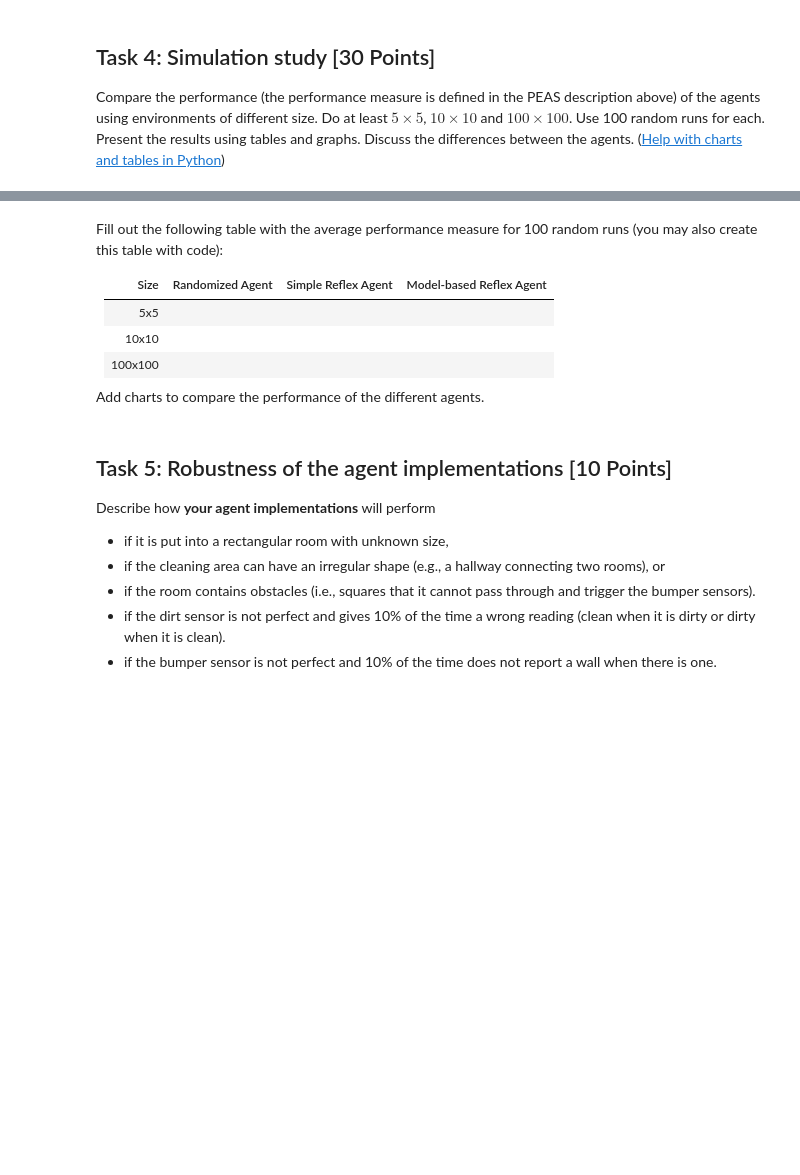
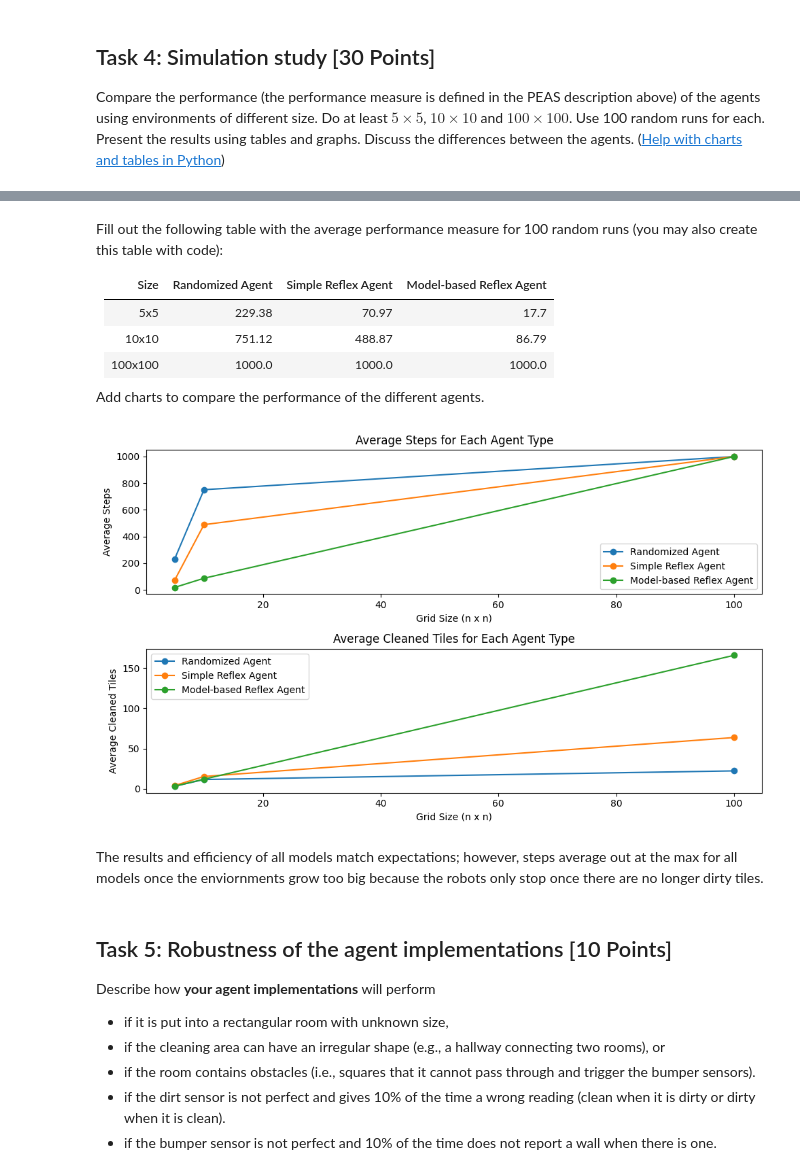
Before and after one commit to logcho/reflex-based-agent, a Jupyter notebook: robot_vacuum.ipynb, the cells around one changed output, grey strips where cells are left out. Cells and saved outputs as stored; diff of their text form; code cells hidden in the pictures; blank space fills up the shorter version.

Commit message:
feat: agents implementaiton and documentation

```diff
--- a/robot_vacuum.ipynb
+++ b/robot_vacuum.ipynb
@@ -171,3 +231,14 @@ _Note:_ Agents cannot directly use variable in the environment. They only gets t
+# %%
+# Your code and description goes here
+def simple_reflex_agent(bumpers, dirty):
+    """A simple reflex agent that sucks dirt when detected or moves randomly while avoiding walls."""
+    if dirty:
+        return "suck"
+
+    # Choose a random movement that is not blocked by a bumper
+    possible_moves = [action for action in ["north", "east", "west", "south"] if not bumpers[action]]
+
+    return np.random.choice(possible_moves) if possible_moves else "suck"  # Default to "suck" if stuck
 # %% [markdown]
 Show how the agent works with your environment.
 # %%
@@ -199,8 +424,8 @@ Fill out the following table with the average performance measure for 100 random
 
 | Size     | Randomized Agent | Simple Reflex Agent | Model-based Reflex Agent |
 |----------|------------------|---------------------|--------------------------|
-| 5x5     | | | |
-| 10x10   | | | |
-| 100x100 | | | |
+| 5x5     | 229.38| 70.97| 17.7|
+| 10x10   | 751.12| 488.87| 86.79|
+| 100x100 | 1000.0| 1000.0| 1000.0|
 
 Add charts to compare the performance of the different agents.
@@ -209,3 +432,35 @@ Add charts to compare the performance of the different agents.
+# %%
+# Your graphs and discussion of the results goes here
+
+# Plot the results
+plt.figure(figsize=(10, 6))
+
+# Plot steps
+plt.subplot(2, 1, 1)
+plt.plot(grid_sizes, random_steps, label="Randomized Agent", marker='o')
+plt.plot(grid_sizes, reflex_steps, label="Simple Reflex Agent", marker='o')
+plt.plot(grid_sizes, model_steps, label="Model-based Reflex Agent", marker='o')
+plt.xlabel("Grid Size (n x n)")
+plt.ylabel("Average Steps")
+plt.title("Average Steps for Each Agent Type")
+plt.legend()
+
+# Plot cleaned tiles
+plt.subplot(2, 1, 2)
+plt.plot(grid_sizes, random_cleaned, label="Randomized Agent", marker='o')
+plt.plot(grid_sizes, reflex_cleaned, label="Simple Reflex Agent", marker='o')
+plt.plot(grid_sizes, model_cleaned, label="Model-based Reflex Agent", marker='o')
+plt.xlabel("Grid Size (n x n)")
+plt.ylabel("Average Cleaned Tiles")
+plt.title("Average Cleaned Tiles for Each Agent Type")
+plt.legend()
+
+plt.tight_layout()
+plt.show()
+# %% [output]
+[figure, added]
+# %% [markdown]
+The results and efficiency of all models match expectations; however, steps average out at the max for all models once the enviornments grow too big because the robots only stop once there are no longer dirty tiles.
 # %% [markdown]
 ## Task 5: Robustness of the agent implementations [10 Points]
 
```
Also changed, not shown: parts of 18 cells of this notebook.
